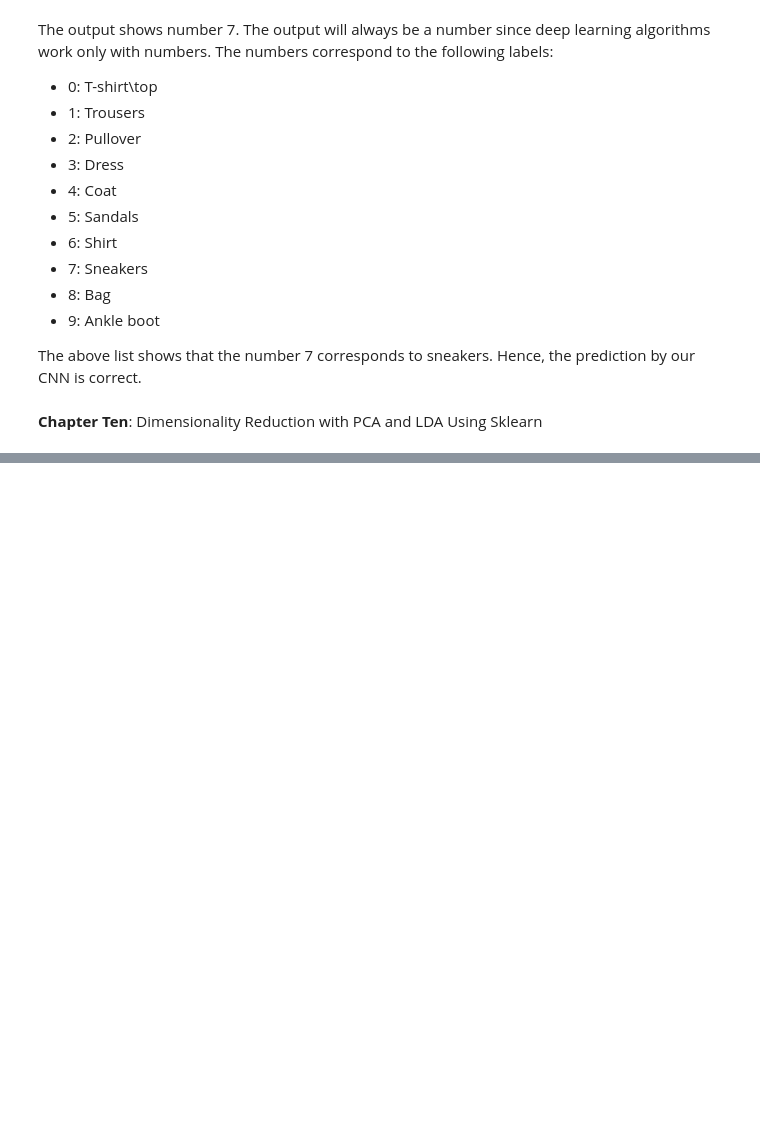
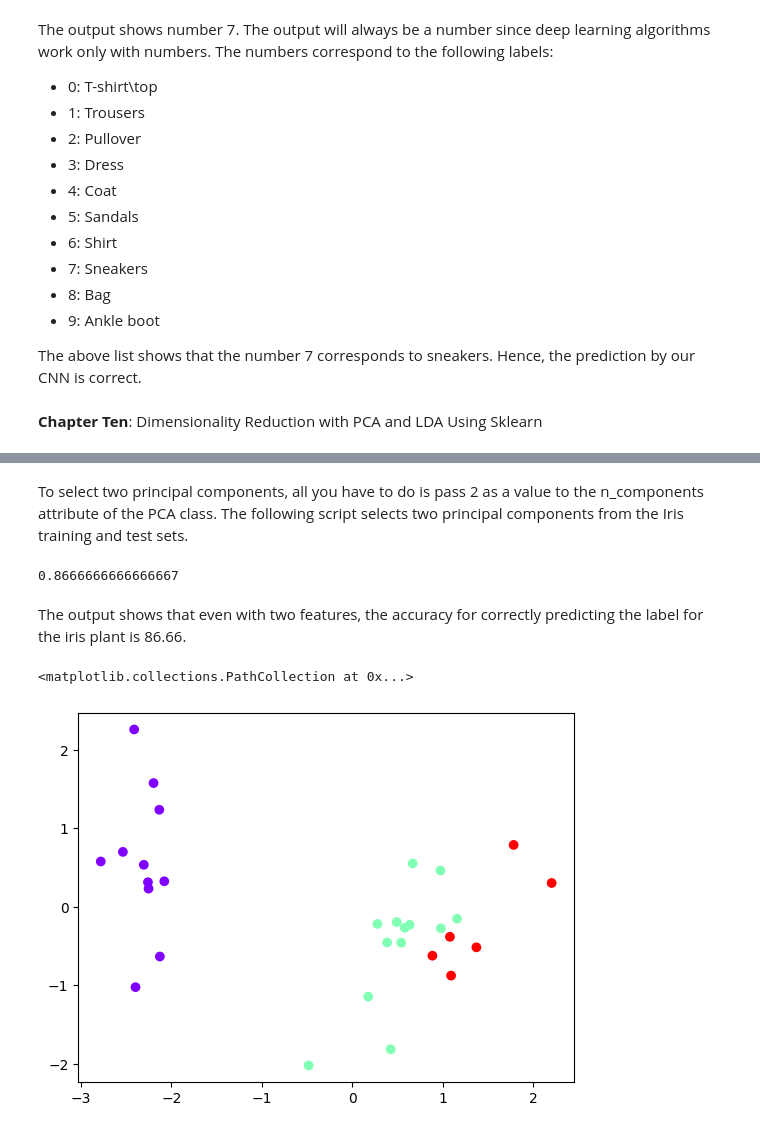
Before and after one commit to rOluochKe/learning-ds-ml, a Jupyter notebook: Learning_DS_and_ML.ipynb, the cells around one changed output, grey strips where cells are left out. Drawn from its saved outputs; the diff is of its cells as text; code cells hidden in the pictures; blank space fills up the shorter version.

Commit message:
Dimensionality Reduction with PCA and LDA Using Sklearn

```diff
--- a/Learning_DS_and_ML.ipynb
+++ b/Learning_DS_and_ML.ipynb
@@ -2637,0 +2692,23 @@ The above list shows that the number 7 corresponds to sneakers. Hence, the predi
+# %%
+# dividing data into 80-20% traning and test sets
+from sklearn.model_selection import train_test_split
+
+X_train, X_test, y_train, y_test = train_test_split(X, y, test_size=0.20, random_state=0)
+# %%
+# applying scaling on training and test data
+from sklearn.preprocessing import StandardScaler
+sc = StandardScaler()
+X_train = sc.fit_transform(X_train)
+X_test = sc.transform (X_test)
+# %%
+# importing PCA class
+from sklearn.decomposition import PCA
+
+# creating object of the PCA class
+pca = PCA()
+
+# training PCA model on training data
+X_train = pca.fit_transform(X_train)
+
+# making predictions on test data
+X_test = pca.transform(X_test)
@@ -2637,0 +2725,39 @@ The above list shows that the number 7 corresponds to sneakers. Hence, the predi
+# %% [markdown]
+To select two principal components, all you have to do is pass 2 as a value to the n_components attribute of the PCA class. The following script selects two principal components from the Iris training and test sets.
+# %%
+# use one principal component
+from sklearn.decomposition import PCA
+
+pca = PCA(n_components=2)
+X_train = pca.fit_transform(X_train)
+X_test = pca.transform(X_test)
+# %%
+# making predictions using logistic regression
+from sklearn.linear_model import LogisticRegression
+
+# training the logistic regression model
+lg = LogisticRegression()
+lg.fit(X_train, y_train)
+
+# Predicting the Test set results
+y_pred = lg.predict(X_test)
+
+# evaluating results
+
+from sklearn.metrics import accuracy_score
+
+print (accuracy_score(y_test, y_pred))
+# %% [output]
+0.8666666666666667
+# %% [markdown]
+The output shows that even with two features, the accuracy for correctly predicting the label for the iris plant is 86.66.
+# %%
+from matplotlib import pyplot as plt
+%matplotlib inline
+
+# print actual datapoints
+
+plt.scatter(X_test[:,0], X_test[:,1], c= y_test, cmap='rainbow')
+# %% [output]
+<matplotlib.collections.PathCollection at 0x...>
+[figure, added]
```
Also changed, not shown: parts of 19 cells of this notebook.
